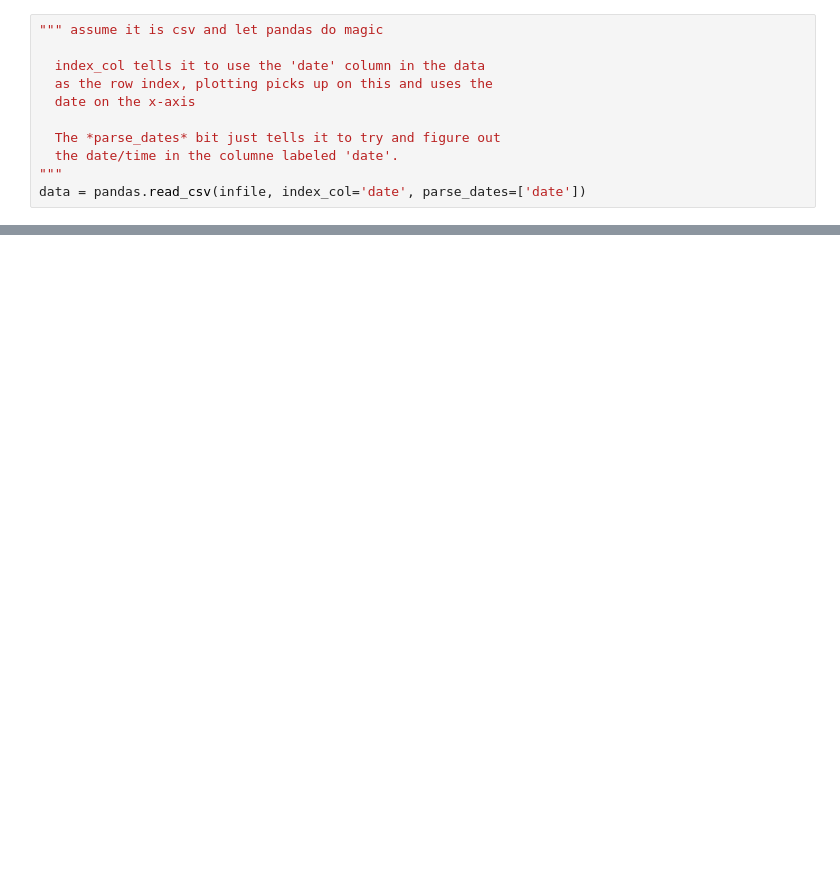
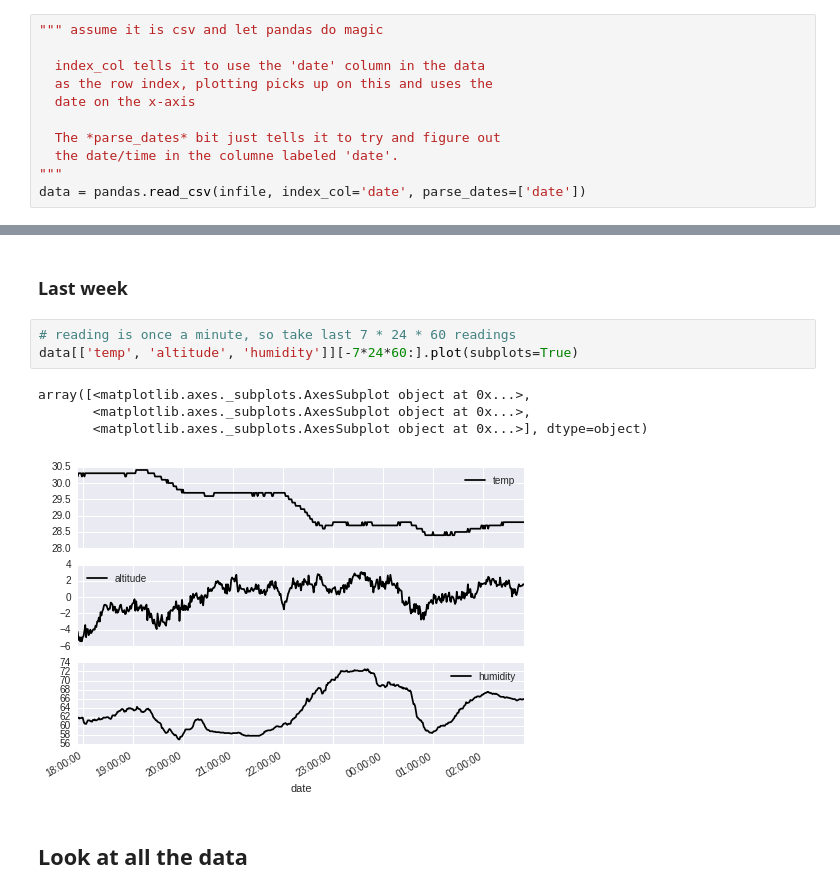
Before and after one commit to peakrisk/peakrisk, a Jupyter notebook: posts/latest-weather.ipynb, the cells around one changed output, grey strips where cells are left out. Saved outputs shown, nothing was run; the diff lists cells and outputs as text; blank space fills up the shorter version.

```diff
--- a/posts/latest-weather.ipynb
+++ b/posts/latest-weather.ipynb
@@ -41,3 +44,15 @@ array([<matplotlib.axes._subplots.AxesSubplot object at 0x...>,
+# %% [markdown]
+### Last week
+# %%
+# reading is once a minute, so take last 7 * 24 * 60 readings
+data[['temp', 'altitude', 'humidity']][-7*24*60:].plot(subplots=True)
+# %% [output]
+array([<matplotlib.axes._subplots.AxesSubplot object at 0x...>,
+       <matplotlib.axes._subplots.AxesSubplot object at 0x...>,
+       <matplotlib.axes._subplots.AxesSubplot object at 0x...>], dtype=object)
+[figure, added]
+# %% [markdown]
+## Look at all the data
 # %%
 data.describe()
 # %% [output]
```
Also changed, not shown: parts of 7 cells of this notebook, 1 other file.
